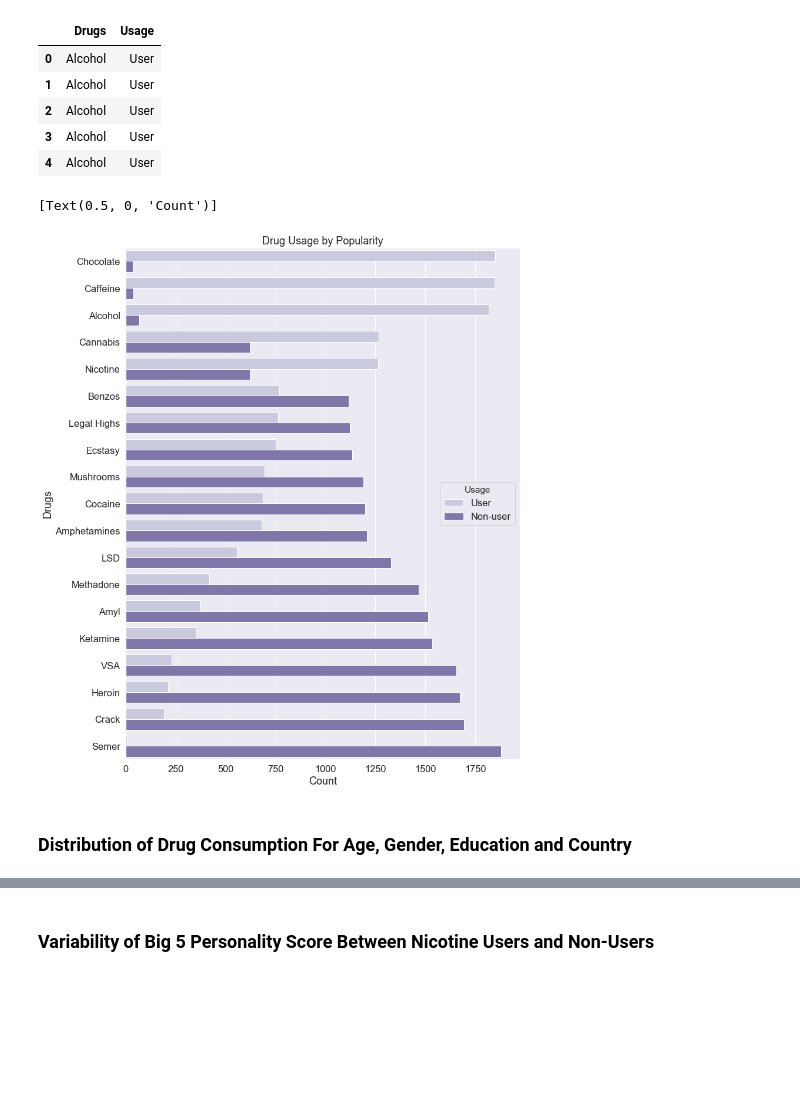
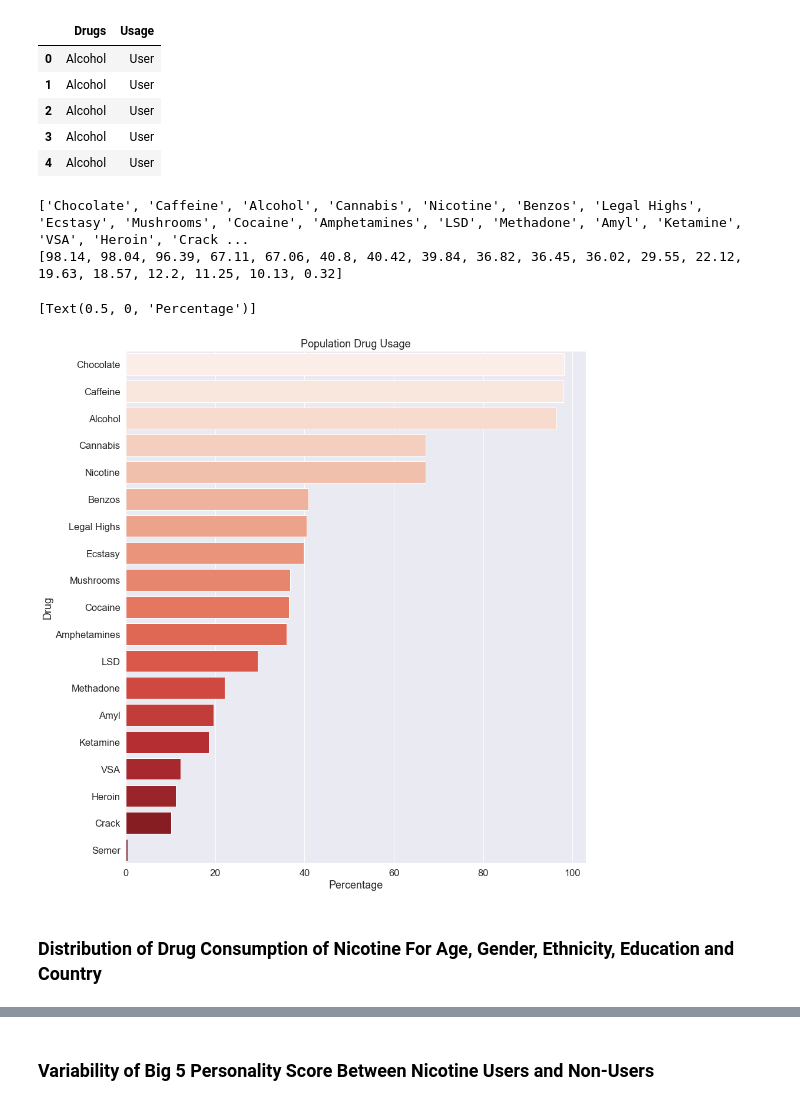
Before and after one commit to filiaguilar/Springboard-DS, a Jupyter notebook: Capstone/Personality Profile Drug Consumption Risk - EDA.ipynb, the cells around one changed output, grey strips where cells are left out. Saved outputs shown, nothing was run; the diff lists cells and outputs as text; code cells hidden in the pictures; blank space fills up the shorter version.

```diff
--- a/Capstone/Personality Profile Drug Consumption Risk - EDA.ipynb
+++ b/Capstone/Personality Profile Drug Consumption Risk - EDA.ipynb
@@ -71,10 +67,20 @@ usage_order = [i for i, j in drugs_grouped]
+# %%
+drugs_grouped_usage = drugs_usage.groupby('Drugs')['Usage'].value_counts(normalize=True).sort_values(ascending=False)
+drug = [i for i, j in drugs_grouped_usage.index if j=='User']
+usg_percent = [round(drugs_grouped_usage[i][j]*100,2) for i, j in drugs_grouped_usage.index if j=='User']
+print(drug)
+print(usg_percent)
+# %% [output]
+['Chocolate', 'Caffeine', 'Alcohol', 'Cannabis', 'Nicotine', 'Benzos', 'Legal Highs', 'Ecstasy', 'Mushrooms', 'Cocaine', 'Amphetamines', 'LSD', 'Methadone', 'Amyl', 'Ketamine', 'VSA', 'Heroin', 'Crack ...
+[98.14, 98.04, 96.39, 67.11, 67.06, 40.8, 40.42, 39.84, 36.82, 36.45, 36.02, 29.55, 22.12, 19.63, 18.57, 12.2, 11.25, 10.13, 0.32]
 # %%
-plt.figure(figsize=(12,16))
+plt.figure(figsize=(14,16))
 sns.set(font_scale=1.5)
-plt.title('Drug Usage by Popularity')
-sns.countplot(y='Drugs', hue='Usage', order=usage_order ,data=drugs_usage, palette='Purples').set(xlabel='Count')
+plt.ylabel('Drug')
+plt.title('Population Drug Usage')
+sns.barplot(x=usg_percent, y=drug, palette='Reds').set(xlabel='Percentage')
 # %% [output]
-[Text(0.5, 0, 'Count')]
+[Text(0.5, 0, 'Percentage')]
-[figure, old version]
+[figure, new version]
 # %% [markdown]
-### Distribution of Drug Consumption For Age, Gender, Education and Country
+### Distribution of Drug Consumption of Nicotine For Age, Gender, Ethnicity, Education and Country
```
Also changed, not shown: parts of 29 cells of this notebook.
